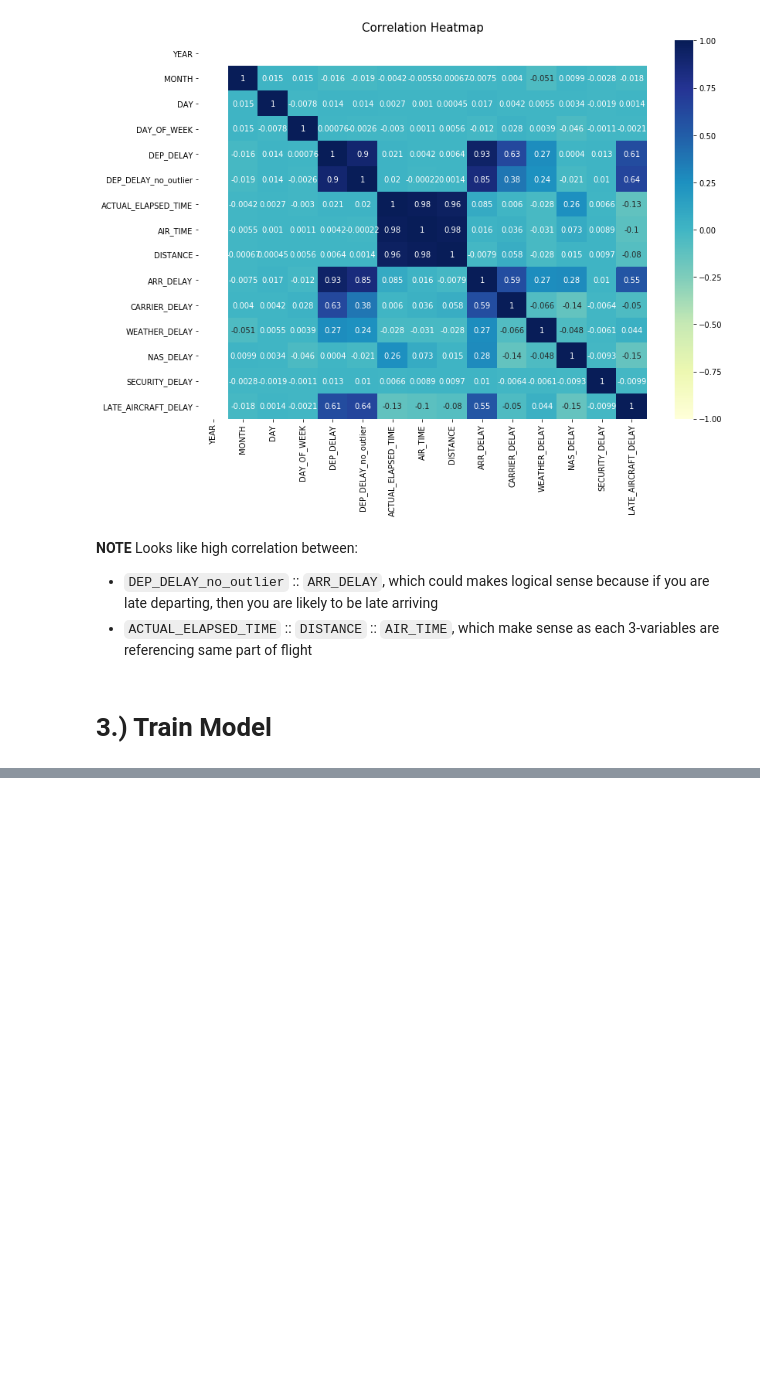
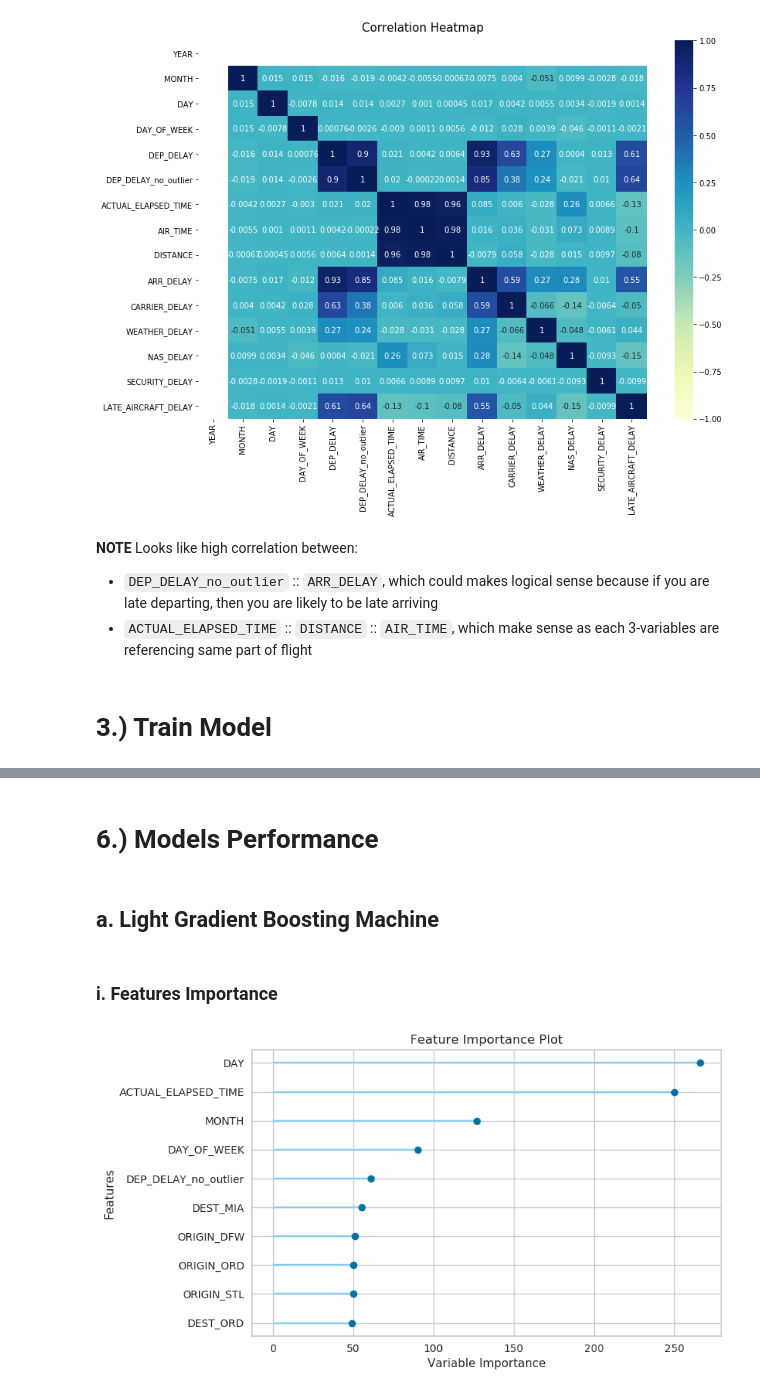
Before and after one commit to rtheman/sages, a Jupyter notebook: Flights_Delay_classification/Train_Model_AA.ipynb, the cells around one changed output, grey strips where cells are left out. Saved outputs shown, nothing was run; the diff lists cells and outputs as text; code cells hidden in the pictures; blank space fills up the shorter version.

```diff
--- a/Flights_Delay_classification/Train_Model_AA.ipynb
+++ b/Flights_Delay_classification/Train_Model_AA.ipynb
@@ -275,0 +326,6 @@ best_model = compare_models(cross_validation=False)
+# %%
+lightgbm = create_model('lightgbm')
+# lightgbm = create_model('lightgbm', cross_validation=False)
+
+# trained model object is stored as `lightgbm`
+print(lightgbm)
@@ -275,0 +348,5 @@ best_model = compare_models(cross_validation=False)
+# %%
+tuned_lightgbm = tune_model(lightgbm, n_iter=2, early_stopping=True)
+
+# tuned model object is stored as `tuned_lightgbm`
+print(tuned_lightgbm)
@@ -275,0 +366,10 @@ best_model = compare_models(cross_validation=False)
+# %% [markdown]
+# 6.) Models Performance
+# %% [markdown]
+## a. Light Gradient Boosting Machine
+# %% [markdown]
+### i. Features Importance
+# %%
+plot_model(tuned_lightgbm, plot='feature')
+# %% [output]
+[figure, added]
```
Also changed, not shown: parts of 18 cells of this notebook.
